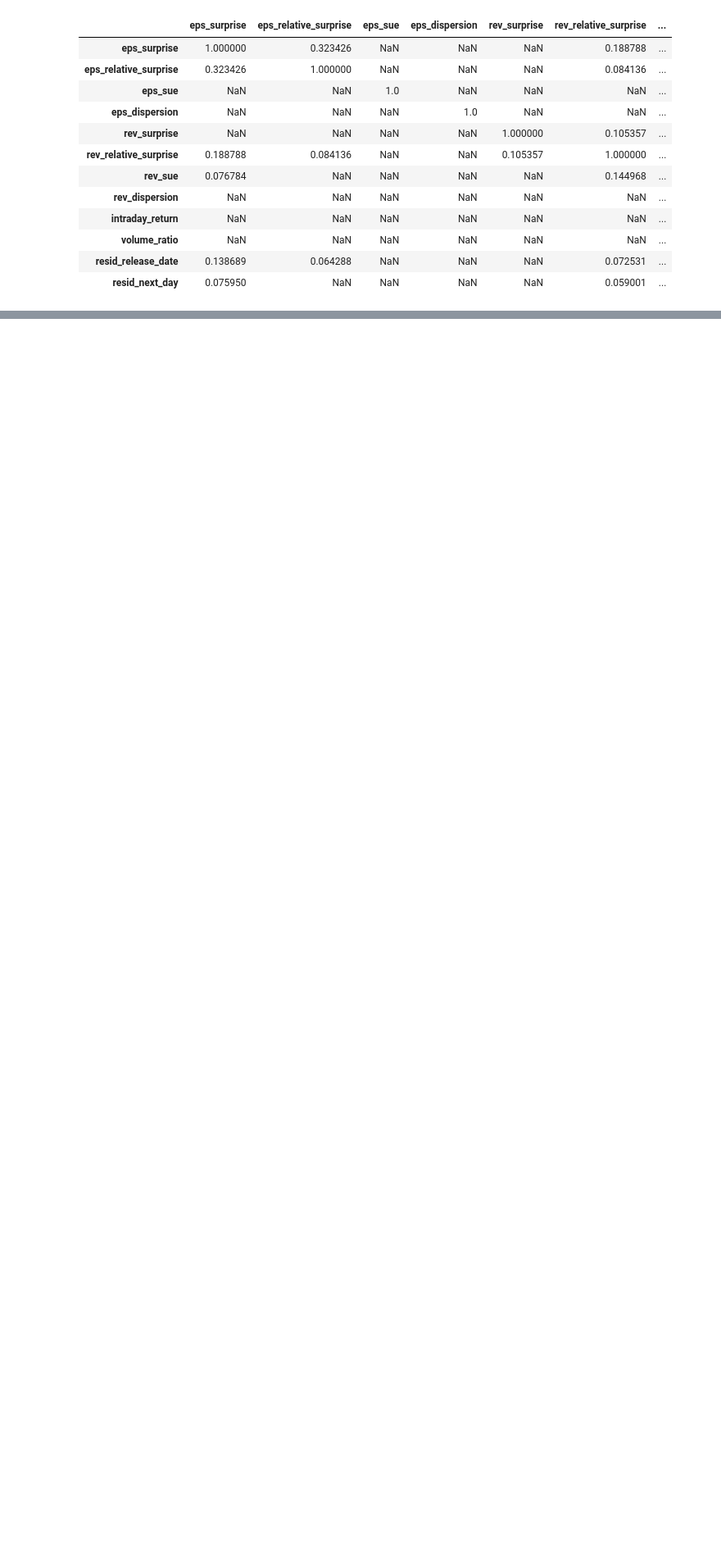
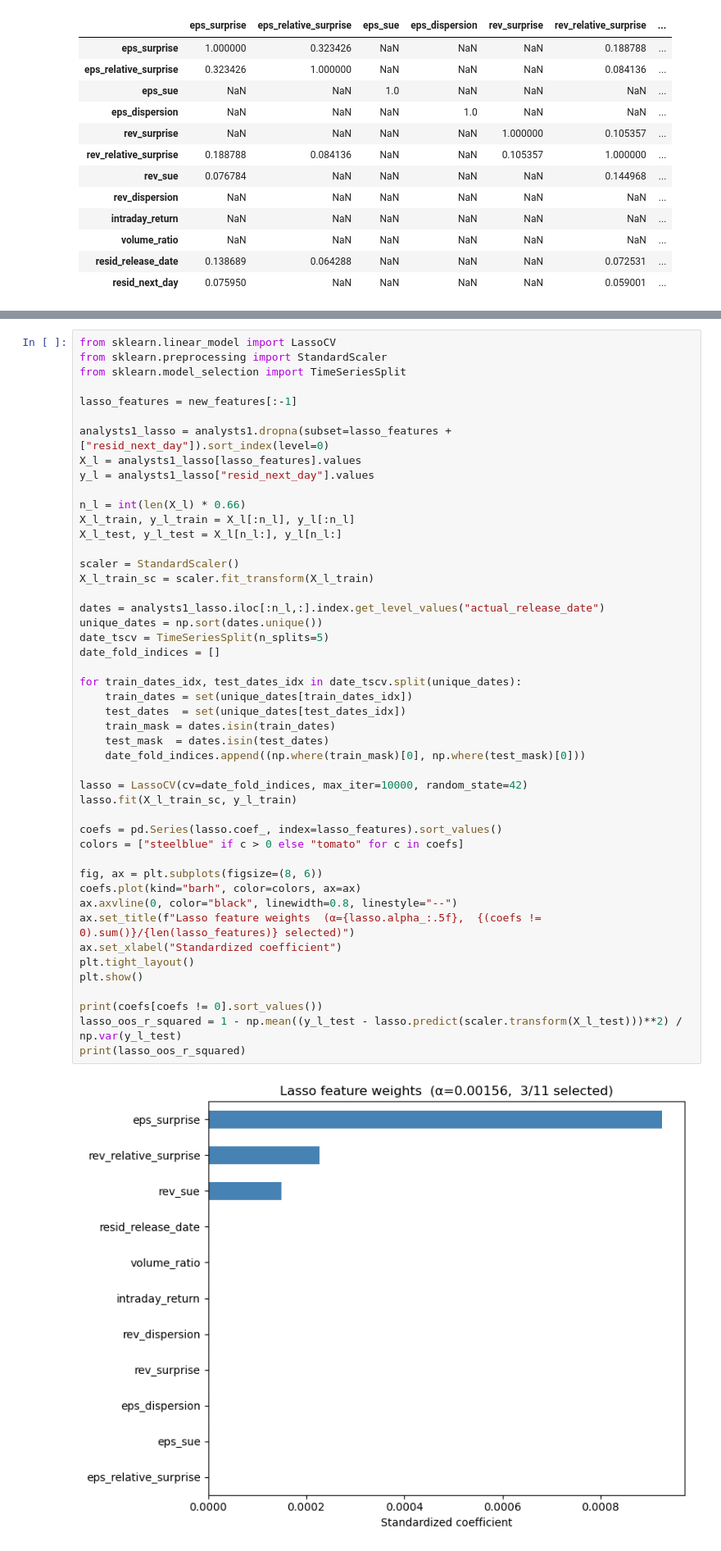
Before and after one commit to julienwax/Factor-Modeling, a Jupyter notebook: Statistical_model/analyst_analysis.ipynb, the cells around one changed output, grey strips where cells are left out. Shown at 82% size. Saved outputs shown, nothing was run; the diff lists cells and outputs as text; blank space fills up the shorter version.

```diff
--- a/Statistical_model/analyst_analysis.ipynb
+++ b/Statistical_model/analyst_analysis.ipynb
@@ -270,2 +270,51 @@ OLS Regression Results
 Notes:
 [1] Standard Errors assume that the covariance matrix of the errors is correctly specified.
+# %%
+from sklearn.linear_model import LassoCV
+from sklearn.preprocessing import StandardScaler
+from sklearn.model_selection import TimeSeriesSplit
+
+lasso_features = new_features[:-1]
+
+analysts1_lasso = analysts1.dropna(subset=lasso_features + ["resid_next_day"]).sort_index(level=0)
+X_l = analysts1_lasso[lasso_features].values
+y_l = analysts1_lasso["resid_next_day"].values
+
+n_l = int(len(X_l) * 0.66)
+X_l_train, y_l_train = X_l[:n_l], y_l[:n_l]
+X_l_test, y_l_test = X_l[n_l:], y_l[n_l:]
+
+scaler = StandardScaler()
+X_l_train_sc = scaler.fit_transform(X_l_train)
+
+dates = analysts1_lasso.iloc[:n_l,:].index.get_level_values("actual_release_date")
+unique_dates = np.sort(dates.unique())
+date_tscv = TimeSeriesSplit(n_splits=5)
+date_fold_indices = []
+
+for train_dates_idx, test_dates_idx in date_tscv.split(unique_dates):
+    train_dates = set(unique_dates[train_dates_idx])
+    test_dates  = set(unique_dates[test_dates_idx])
+    train_mask = dates.isin(train_dates)
+    test_mask  = dates.isin(test_dates)
+    date_fold_indices.append((np.where(train_mask)[0], np.where(test_mask)[0]))
+
+lasso = LassoCV(cv=date_fold_indices, max_iter=10000, random_state=42)
+lasso.fit(X_l_train_sc, y_l_train)
+
+coefs = pd.Series(lasso.coef_, index=lasso_features).sort_values()
+colors = ["steelblue" if c > 0 else "tomato" for c in coefs]
+
+fig, ax = plt.subplots(figsize=(8, 6))
+coefs.plot(kind="barh", color=colors, ax=ax)
+ax.axvline(0, color="black", linewidth=0.8, linestyle="--")
+ax.set_title(f"Lasso feature weights  (α={lasso.alpha_:.5f},  {(coefs != 0).sum()}/{len(lasso_features)} selected)")
+ax.set_xlabel("Standardized coefficient")
+plt.tight_layout()
+plt.show()
+
+print(coefs[coefs != 0].sort_values())
+lasso_oos_r_squared = 1 - np.mean((y_l_test - lasso.predict(scaler.transform(X_l_test)))**2) / np.var(y_l_test)
+print(lasso_oos_r_squared)
+# %% [output]
+[figure, added]
```
Also changed, not shown: parts of 7 cells of this notebook, 1 other file.
